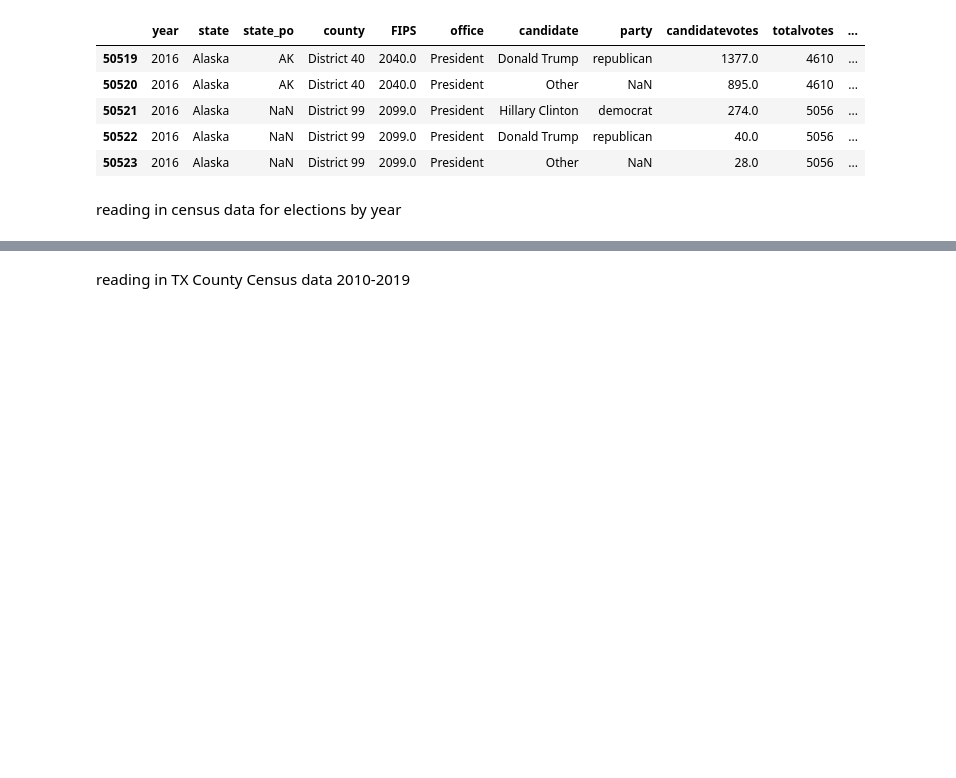
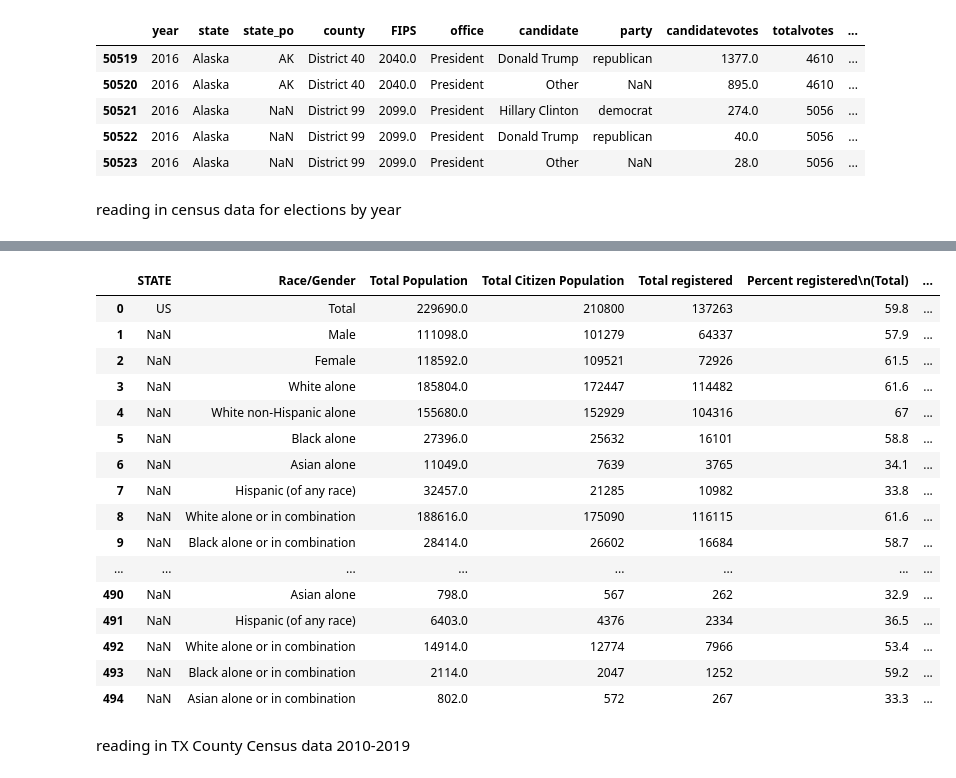
Before and after one commit to tipearso/Voting, a Jupyter notebook: Capstone/notebooks/Tim_capstone.ipynb, the cells around one changed output, grey strips where cells are left out. Drawn from its saved outputs; the diff is of its cells as text; code cells hidden in the pictures; blank space fills up the shorter version.

```diff
--- a/Capstone/notebooks/Tim_capstone.ipynb
+++ b/Capstone/notebooks/Tim_capstone.ipynb
@@ -231,0 +240,4 @@ reg_sex_state_2010.tail()
+# %%
+#tx voting population 18years+
+
+tx_reg_2010 = pd.concat([reg_sex_state_2010.iloc[:11,:],reg_sex_state_2010.iloc[484:495,:]],axis = 0)
@@ -232,3 +255,25 @@ reg_sex_state_2010.tail()
+# %%
+tx_reg_2010 = tx_reg_2010.rename(columns = {'Unnamed: 1': 'Race/Gender'})
+# %%
+tx_reg_2010
+# %% [output]
+|  | STATE | Race/Gender | Total Population | Total Citizen Population | Total registered | Percent registered\n(Total) | ... |
+| 0 | US | Total | 229690.0 | 210800 | 137263 | 59.8 | ... |
+| 1 | NaN | Male | 111098.0 | 101279 | 64337 | 57.9 | ... |
+| 2 | NaN | Female | 118592.0 | 109521 | 72926 | 61.5 | ... |
+| 3 | NaN | White alone | 185804.0 | 172447 | 114482 | 61.6 | ... |
+| 4 | NaN | White non-Hispanic alone | 155680.0 | 152929 | 104316 | 67 | ... |
+| 5 | NaN | Black alone | 27396.0 | 25632 | 16101 | 58.8 | ... |
+| 6 | NaN | Asian alone | 11049.0 | 7639 | 3765 | 34.1 | ... |
+| 7 | NaN | Hispanic (of any race) | 32457.0 | 21285 | 10982 | 33.8 | ... |
+| 8 | NaN | White alone or in combination | 188616.0 | 175090 | 116115 | 61.6 | ... |
+| 9 | NaN | Black alone or in combination | 28414.0 | 26602 | 16684 | 58.7 | ... |
+| ... | ... | ... | ... | ... | ... | ... | ... |
+| 490 | NaN | Asian alone | 798.0 | 567 | 262 | 32.9 | ... |
+| 491 | NaN | Hispanic (of any race) | 6403.0 | 4376 | 2334 | 36.5 | ... |
+| 492 | NaN | White alone or in combination | 14914.0 | 12774 | 7966 | 53.4 | ... |
+| 493 | NaN | Black alone or in combination | 2114.0 | 2047 | 1252 | 59.2 | ... |
+| 494 | NaN | Asian alone or in combination | 802.0 | 572 | 267 | 33.3 | ... |
 # %%
 ###Not sure I'm going to use all of above but I have it....
 # %% [markdown]
```
Also changed, not shown: parts of 15 cells of this notebook.
